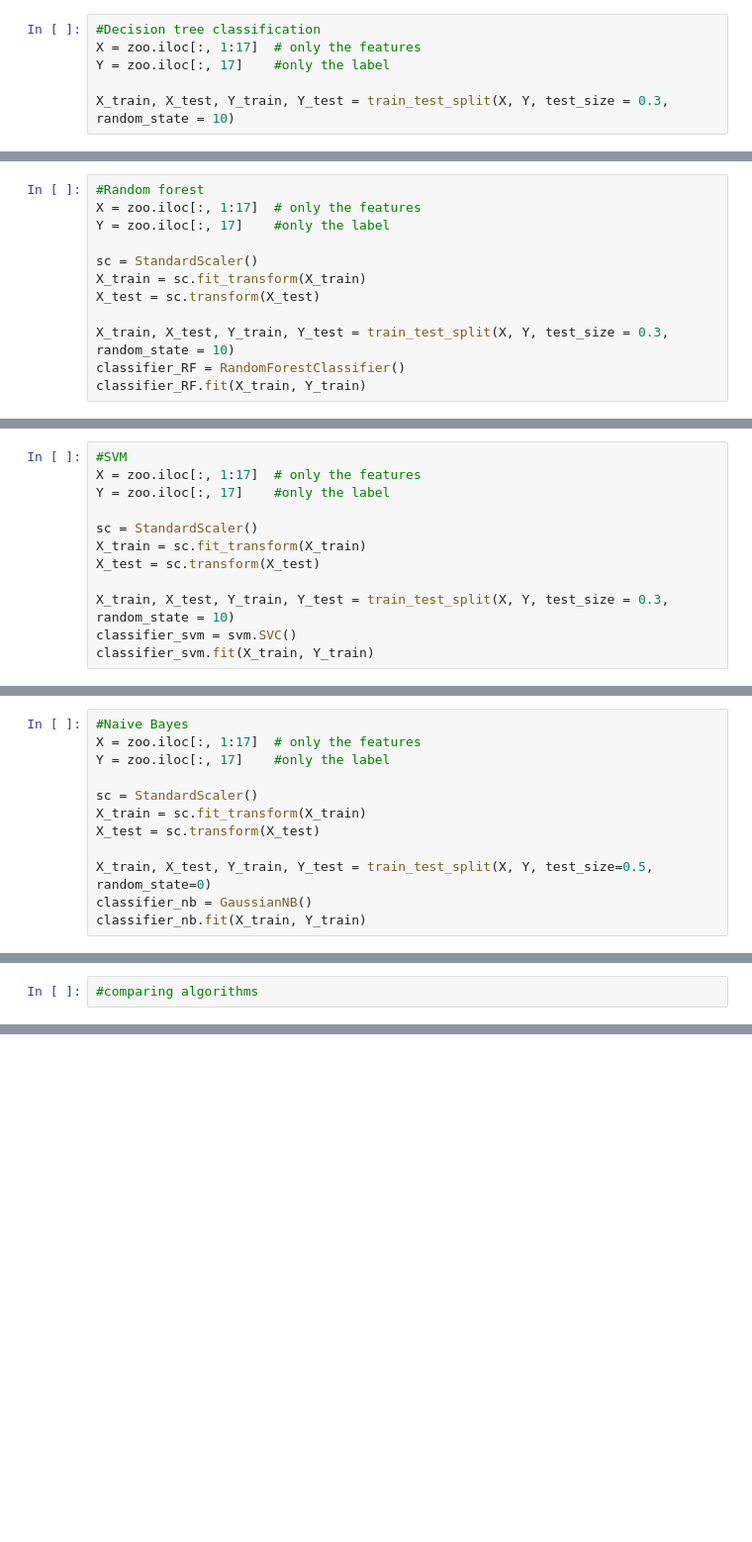
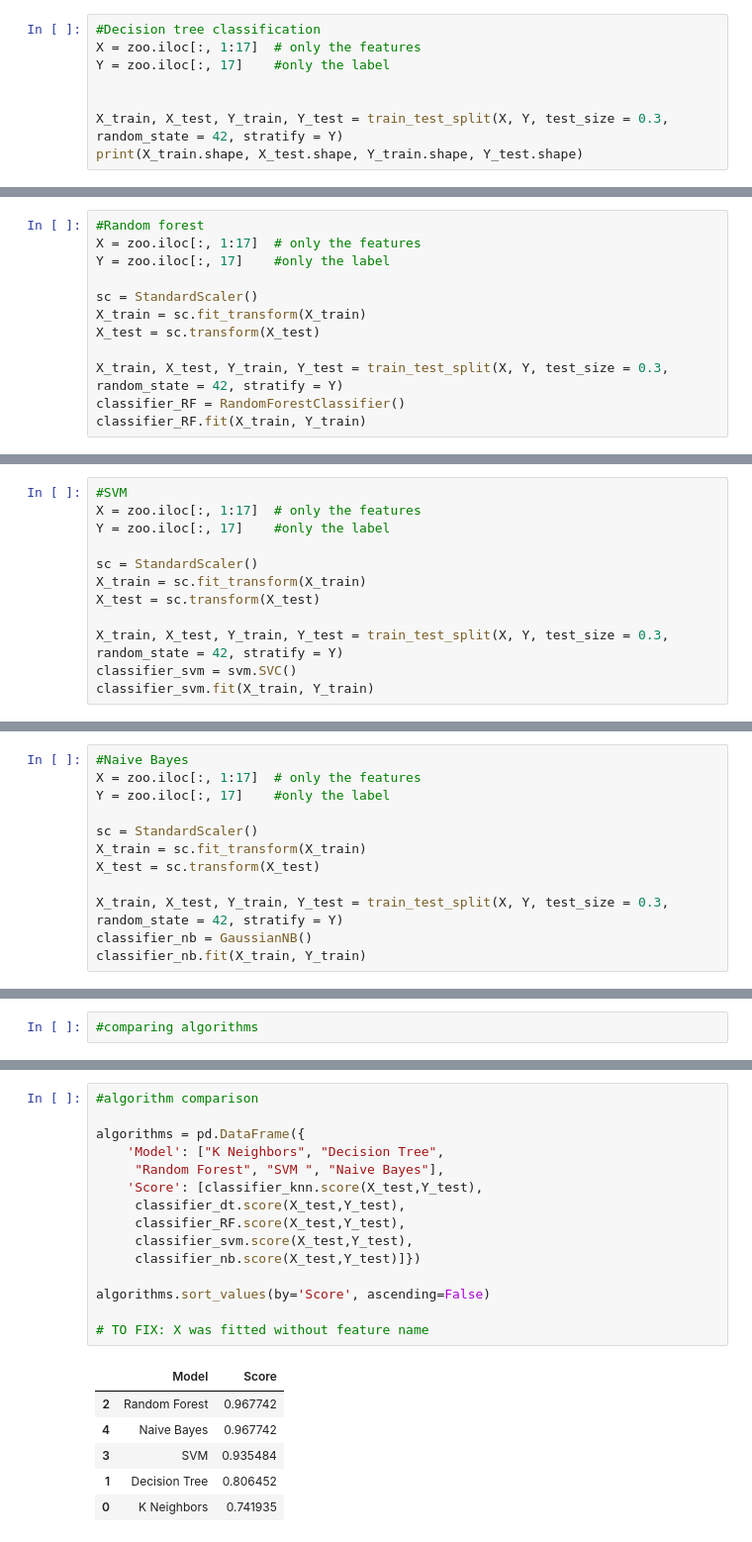
Before and after one commit to tundraparisi/dscoding-projects, a Jupyter notebook: ikram.naser/animals_project/data-import.ipynb, the cells around one changed output, grey strips where cells are left out. Shown at 99% size. Saved outputs shown, nothing was run; the diff lists cells and outputs as text; blank space fills up the shorter version.

```diff
--- a/ikram.naser/animals_project/data-import.ipynb
+++ b/ikram.naser/animals_project/data-import.ipynb
@@ -241,4 +275,6 @@ Train Accuracy :  0.9142857142857143
 X = zoo.iloc[:, 1:17]  # only the features
 Y = zoo.iloc[:, 17]    #only the label
 
-X_train, X_test, Y_train, Y_test = train_test_split(X, Y, test_size = 0.3, random_state = 10)
+
+X_train, X_test, Y_train, Y_test = train_test_split(X, Y, test_size = 0.3, random_state = 42, stratify = Y)
+print(X_train.shape, X_test.shape, Y_train.shape, Y_test.shape)
@@ -294,7 +369,7 @@ sc = StandardScaler()
 X_train = sc.fit_transform(X_train)
 X_test = sc.transform(X_test)
 
-X_train, X_test, Y_train, Y_test = train_test_split(X, Y, test_size = 0.3, random_state = 10)
+X_train, X_test, Y_train, Y_test = train_test_split(X, Y, test_size = 0.3, random_state = 42, stratify = Y)
 classifier_RF = RandomForestClassifier()
 classifier_RF.fit(X_train, Y_train)
 # %% [output]
@@ -342,7 +456,7 @@ sc = StandardScaler()
 X_train = sc.fit_transform(X_train)
 X_test = sc.transform(X_test)
 
-X_train, X_test, Y_train, Y_test = train_test_split(X, Y, test_size = 0.3, random_state = 10)
+X_train, X_test, Y_train, Y_test = train_test_split(X, Y, test_size = 0.3, random_state = 42, stratify = Y)
 classifier_svm = svm.SVC()
 classifier_svm.fit(X_train, Y_train)
 # %% [output]
@@ -389,7 +537,7 @@ sc = StandardScaler()
 X_train = sc.fit_transform(X_train)
 X_test = sc.transform(X_test)
 
-X_train, X_test, Y_train, Y_test = train_test_split(X, Y, test_size=0.5, random_state=0)
+X_train, X_test, Y_train, Y_test = train_test_split(X, Y, test_size = 0.3, random_state = 42, stratify = Y)
 classifier_nb = GaussianNB()
 classifier_nb.fit(X_train, Y_train)
 # %% [output]
@@ -431,0 +614,22 @@ Train Accuracy :  1.0
+# %%
+#algorithm comparison
+
+algorithms = pd.DataFrame({
+    'Model': ["K Neighbors", "Decision Tree",
+     "Random Forest", "SVM ", "Naive Bayes"],
+    'Score': [classifier_knn.score(X_test,Y_test),
+     classifier_dt.score(X_test,Y_test),
+     classifier_RF.score(X_test,Y_test),
+     classifier_svm.score(X_test,Y_test),
+     classifier_nb.score(X_test,Y_test)]})
+
+algorithms.sort_values(by='Score', ascending=False)
+
+# TO FIX: X was fitted without feature name
+# %% [output]
+|  | Model | Score |
+| 2 | Random Forest | 0.967742 |
+| 4 | Naive Bayes | 0.967742 |
+| 3 | SVM | 0.935484 |
+| 1 | Decision Tree | 0.806452 |
+| 0 | K Neighbors | 0.741935 |
```
Also changed, not shown: parts of 53 cells of this notebook.
